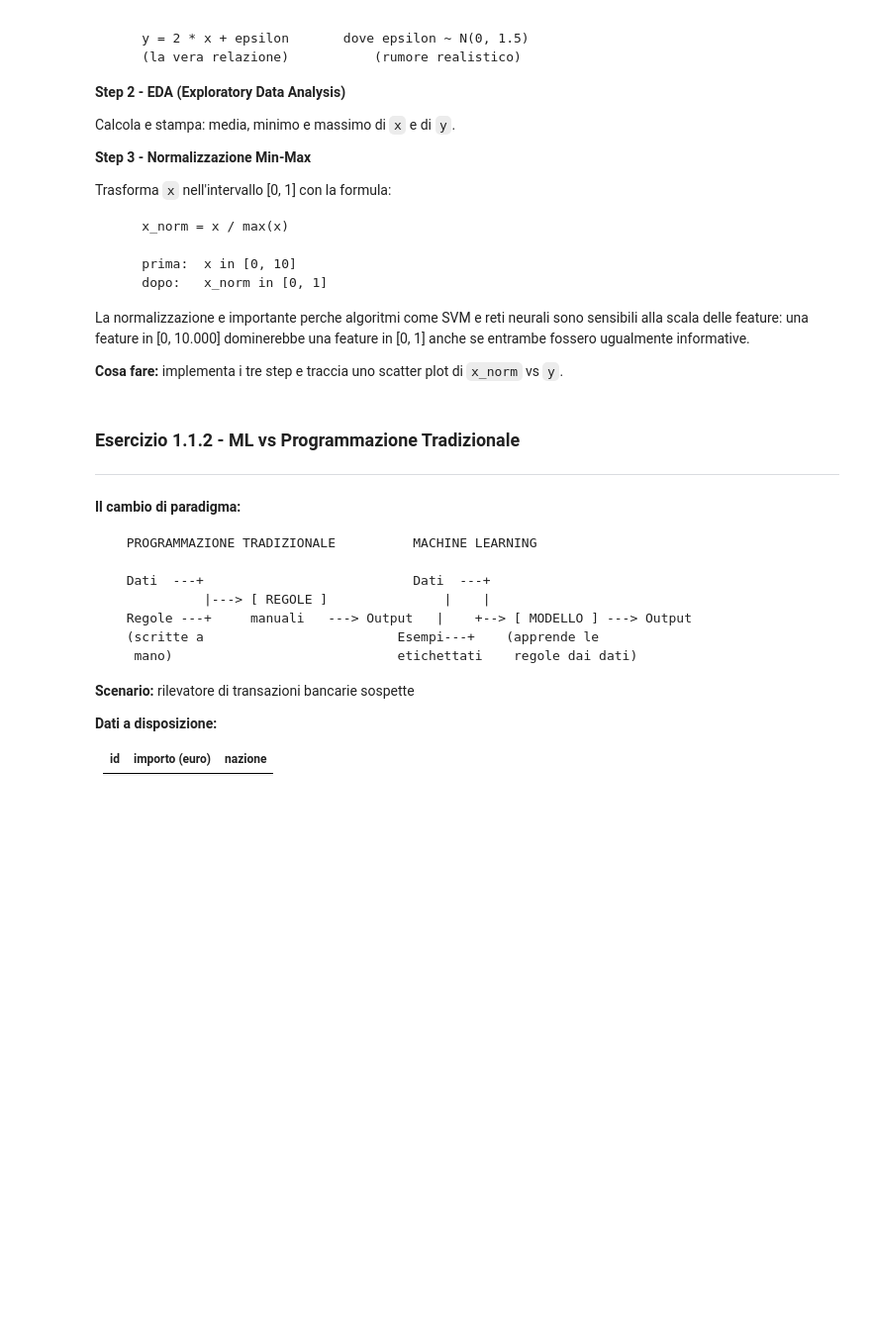
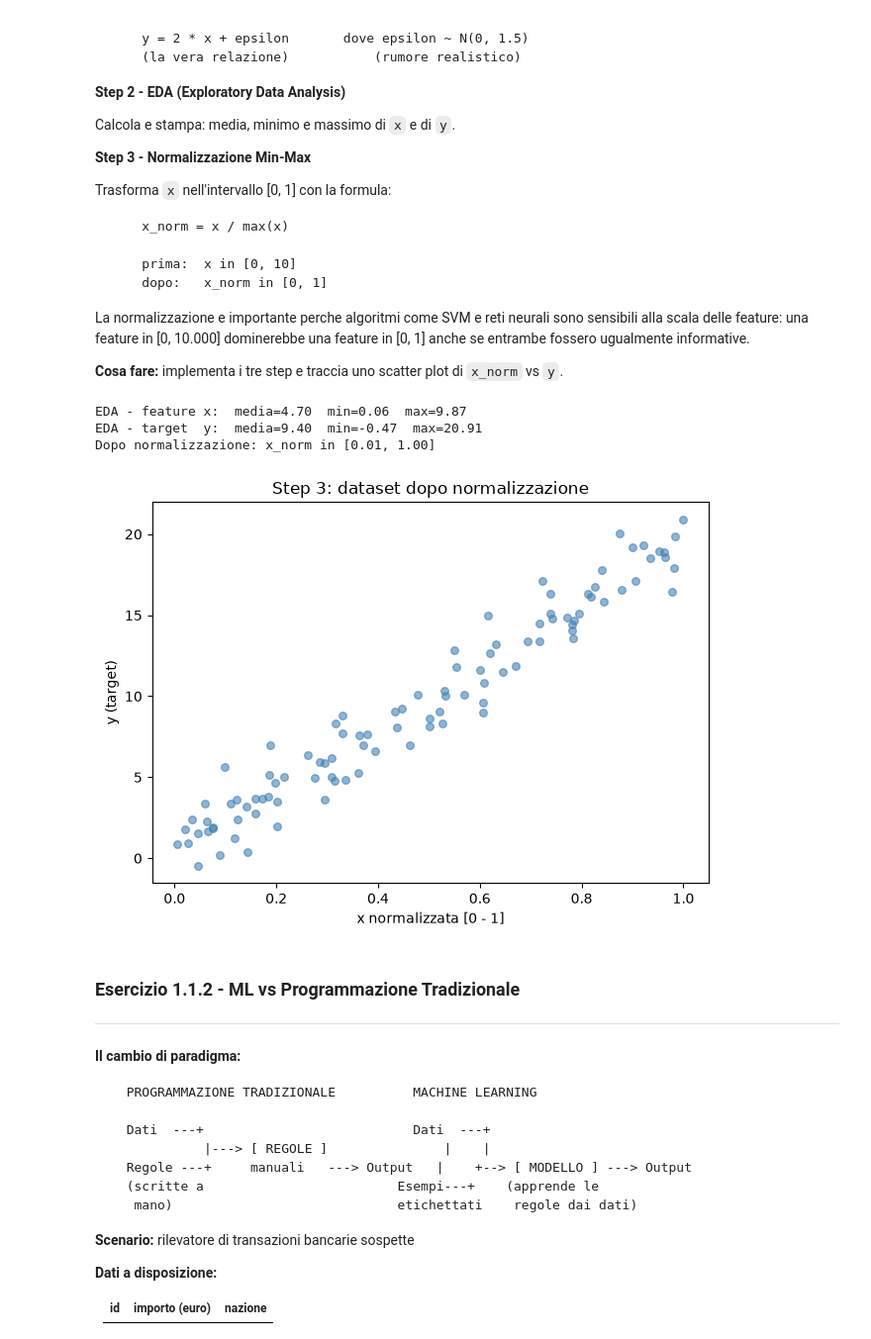
Before and after one commit to dafnebisceglia/Machine_Learning, a Jupyter notebook: 08LUGLIO/modulo1_esercizi_tracce_v2.ipynb, the cells around one changed output. Shown at 99% size. Drawn from its saved outputs; the diff is of its cells as text; code cells hidden in the pictures; blank space fills up the shorter version.

```diff
--- a/08LUGLIO/modulo1_esercizi_tracce_v2.ipynb
+++ b/08LUGLIO/modulo1_esercizi_tracce_v2.ipynb
@@ -317,3 +310,44 @@ una feature in [0, 1] anche se entrambe fossero ugualmente informative.
+# %%
+# ----------------------------------------------------------------
+# Esercizio 1.1.1 - Simulare i Primi Step della Pipeline ML
+#
+# ----------------------------------------------------------------
+
+import numpy as np
+import matplotlib.pyplot as plt
+
+np.random.seed(42)  # fissa il seme: rende i risultati riproducibili ad ogni esecuzione
+
+# STEP 1 - Raccolta dati (simulata)
+n = 100
+x = np.random.uniform(0, 10, n)
+rumore = np.random.normal(0, 1.5, n)
+y = 2 * x + rumore
+
+# STEP 2 - EDA: statistiche descrittive di base
+print("EDA - feature x:  media={:.2f}  min={:.2f}  max={:.2f}".format(x.mean(), x.min(), x.max()))
+print("EDA - target  y:  media={:.2f}  min={:.2f}  max={:.2f}".format(y.mean(), y.min(), y.max()))
+
+#STEP 3 Normalizzazione
+x_norm = x / x.max()
+
+# Verifica che la normalizzazione abbia funzionato
+print("Dopo normalizzazione: x_norm in [{:.2f}, {:.2f}]".format(
+    x_norm.min(), x_norm.max()))
+
+# Grafico: scatter plot della feature normalizzata vs target
+plt.figure()
+plt.scatter(x_norm, y, alpha=0.6, color="steelblue", s=30)
+plt.xlabel("x normalizzata [0 - 1]")
+plt.ylabel("y (target)")
+plt.title("Step 3: dataset dopo normalizzazione")
+plt.tight_layout()
+plt.show()
+# %% [output]
+EDA - feature x:  media=4.70  min=0.06  max=9.87
+EDA - target  y:  media=9.40  min=-0.47  max=20.91
+Dopo normalizzazione: x_norm in [0.01, 1.00]
+[figure, added]
 # %% [markdown]
 ### Esercizio 1.1.2 - ML vs Programmazione Tradizionale
 
```
Also changed, not shown: parts of 15 cells of this notebook, 4 other files.
